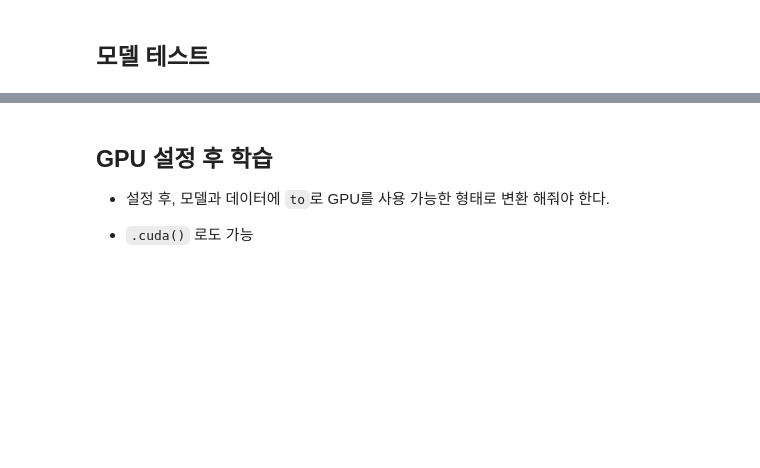
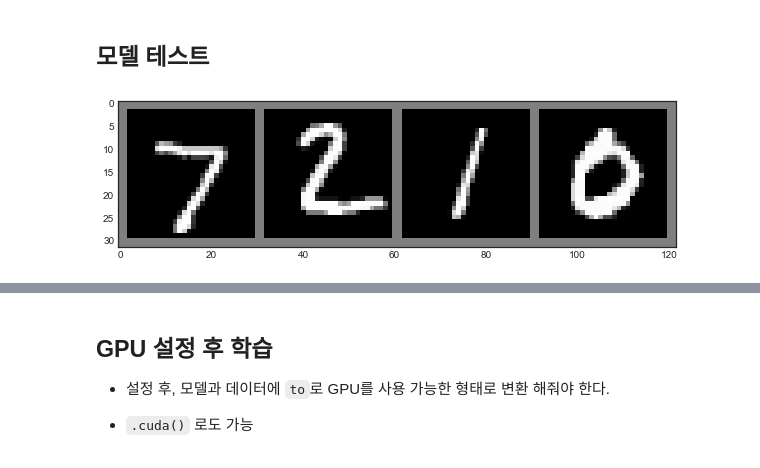
Before and after one commit to Seola17/Hello-World, a Jupyter notebook: PyTorch_Suanlab_03_MNIST_모델.ipynb, the cells around one changed output, grey strips where cells are left out. Saved outputs shown, nothing was run; the diff lists cells and outputs as text; code cells hidden in the pictures; blank space fills up the shorter version.

```diff
--- a/PyTorch_Suanlab_03_MNIST_모델.ipynb
+++ b/PyTorch_Suanlab_03_MNIST_모델.ipynb
@@ -30,7 +31,7 @@ testset = torchvision.datasets.MNIST(root='./data', train=False, download=True,
 # %%
 train_loader = DataLoader(trainset, batch_size=128, shuffle=True, num_workers=2)
 
-test_loader = DataLoader(trainset, batch_size=128, shuffle=False, num_workers=2)
+test_loader = DataLoader(testset, batch_size=128, shuffle=False, num_workers=2)
 # %%
 image, label = next(iter(train_loader))
 # %%
@@ -144,2 +199,9 @@ tensor([[-0.0178, -0.0131, -0.1152,  ...,  0.0819,  0.0149,  0.0140],
 # %% [markdown]
 ## 모델 테스트
+# %%
+dataiter = iter(test_loader)
+images, labels = dataiter.next()
+
+imshow(torchvision.utils.make_grid(images[:4]))
+# %% [output]
+[figure, added]
```
Also changed, not shown: parts of 13 cells of this notebook, 1 other file.
